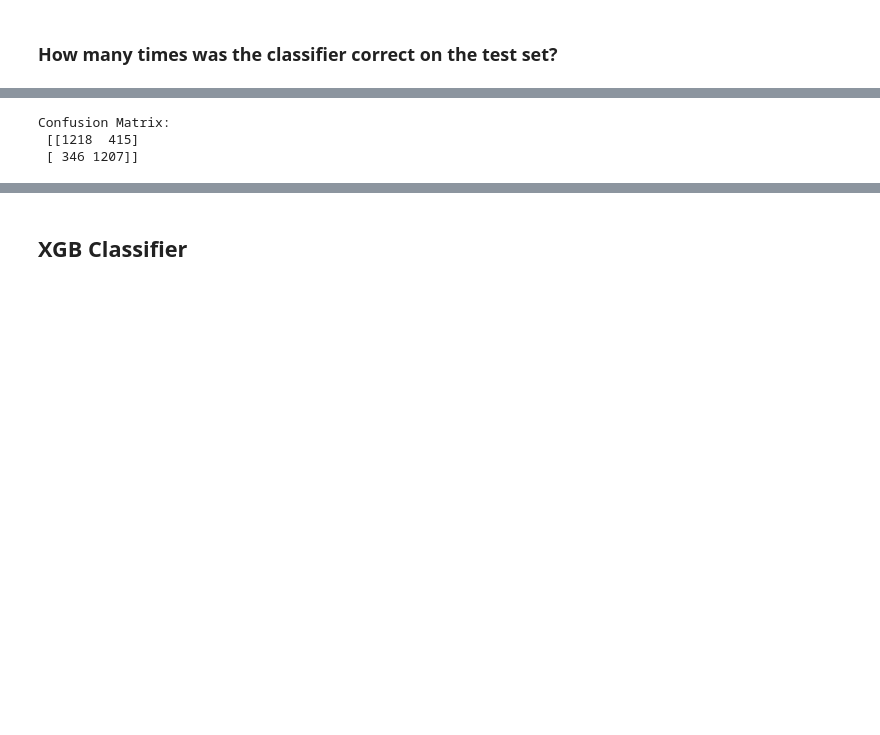
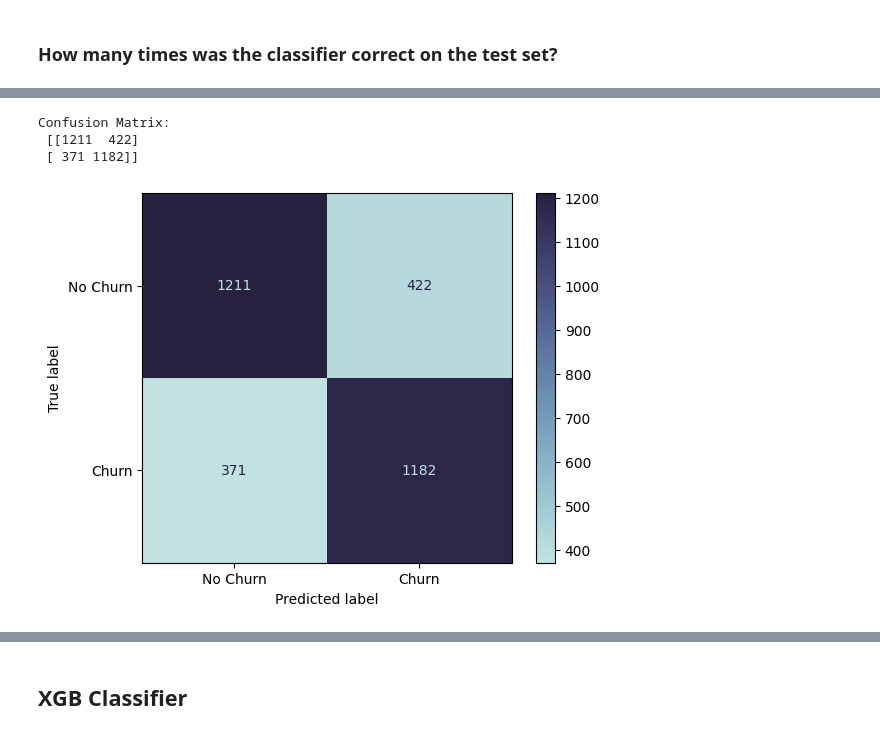
Before and after one commit to yrouuu/TFG_ADE, a Jupyter notebook: modelos/models.ipynb, the cells around one changed output, grey strips where cells are left out. Saved outputs shown, nothing was run; the diff lists cells and outputs as text; code cells hidden in the pictures; blank space fills up the shorter version.

```diff
--- a/modelos/models.ipynb
+++ b/modelos/models.ipynb
@@ -281,9 +286,15 @@ churn
 Name: proportion, dtype: float64
 # %%
 # Call confusion_matrix function from sklearn.metrics using actual y_test and predicted y_test data sets
-cnf_matrix = confusion_matrix(y_test, y_pred_test)
+cnf_matrix = confusion_matrix(y_test, y_pred_test, labels=model_lr.classes_)
 print('Confusion Matrix: \n', cnf_matrix)
 # %% [output]
 Confusion Matrix:
- [[1218  415]
- [ 346 1207]]
+ [[1211  422]
+ [ 371 1182]]
+# %%
+disp = ConfusionMatrixDisplay(confusion_matrix=cnf_matrix, display_labels=['No Churn', 'Churn'])
+disp.plot(cmap=sns.color_palette("ch:start=.2,rot=-.3", as_cmap=True))
+plt.show()
+# %% [output]
+[figure, added]
```
Also changed, not shown: parts of 11 cells of this notebook, 1 other file.
